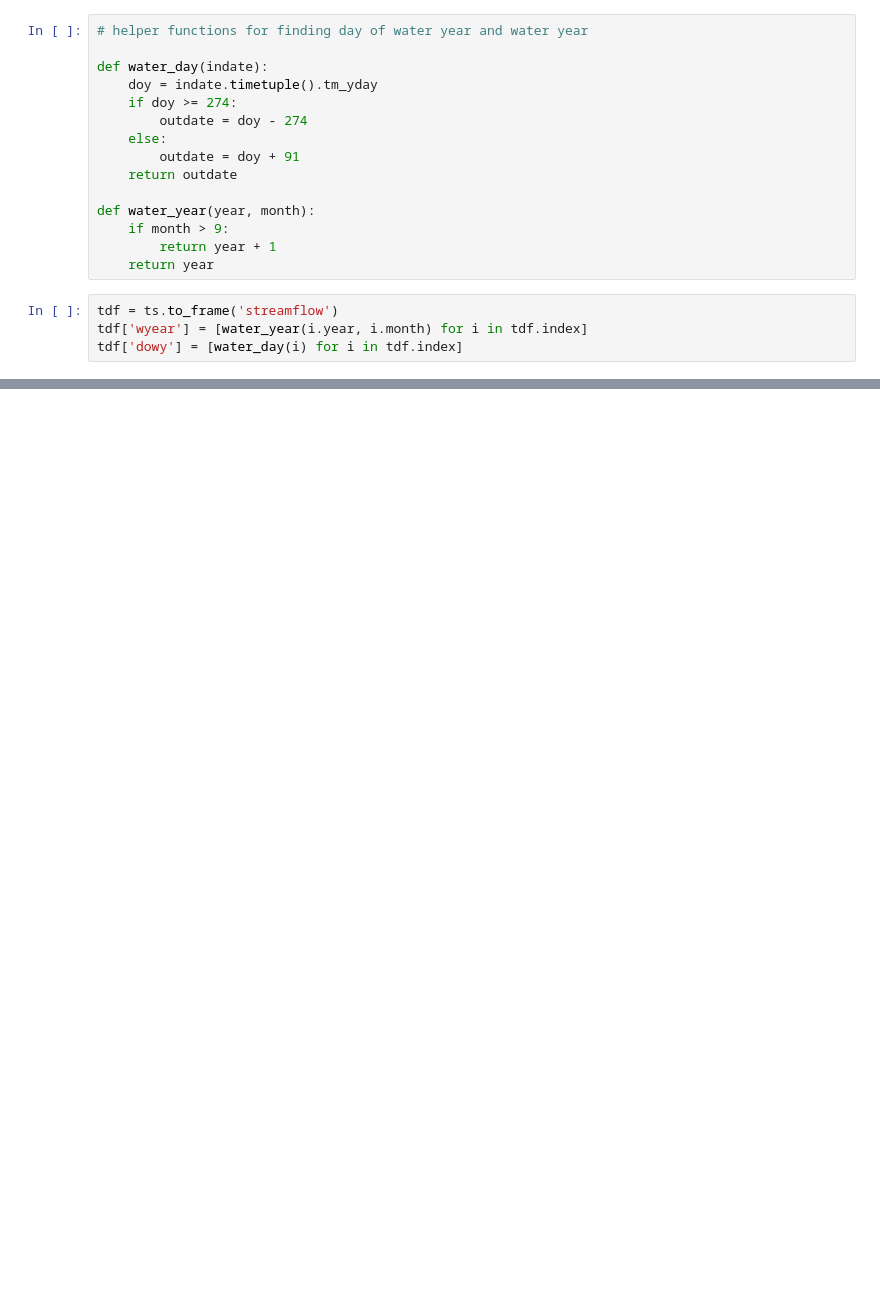
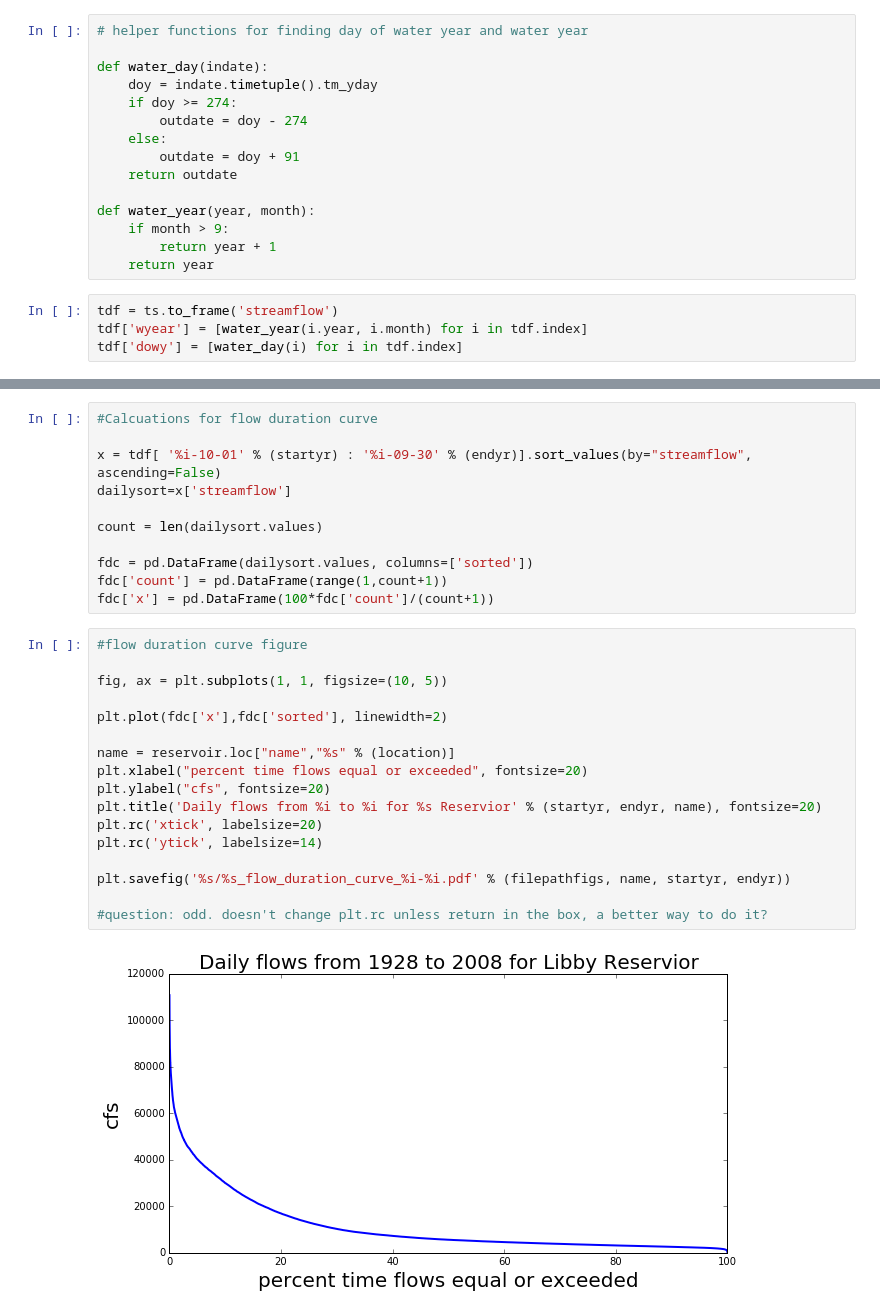
Before and after one commit to julievano/storyline_plots, a Jupyter notebook: notebooks/storylines_metrics_single_timeseries.ipynb, the cells around one changed output, grey strips where cells are left out. Cells and saved outputs as stored; diff of their text form; blank space fills up the shorter version.

```diff
--- a/notebooks/storylines_metrics_single_timeseries.ipynb
+++ b/notebooks/storylines_metrics_single_timeseries.ipynb
@@ -137,0 +108,30 @@ tmm[(tmm.index.month >= 4) & (tmm.index.month <= 8)].resample('AS', how='sum').p
+# %%
+#Calcuations for flow duration curve
+
+x = tdf[ '%i-10-01' % (startyr) : '%i-09-30' % (endyr)].sort_values(by="streamflow", ascending=False)
+dailysort=x['streamflow']
+
+count = len(dailysort.values)
+
+fdc = pd.DataFrame(dailysort.values, columns=['sorted'])
+fdc['count'] = pd.DataFrame(range(1,count+1))
+fdc['x'] = pd.DataFrame(100*fdc['count']/(count+1))
+# %%
+#flow duration curve figure
+
+fig, ax = plt.subplots(1, 1, figsize=(10, 5))
+
+plt.plot(fdc['x'],fdc['sorted'], linewidth=2)
+
+name = reservoir.loc["name","%s" % (location)]
+plt.xlabel("percent time flows equal or exceeded", fontsize=20)
+plt.ylabel("cfs", fontsize=20)
+plt.title('Daily flows from %i to %i for %s Reservior' % (startyr, endyr, name), fontsize=20)
+plt.rc('xtick', labelsize=20)
+plt.rc('ytick', labelsize=14)
+
+plt.savefig('%s/%s_flow_duration_curve_%i-%i.pdf' % (filepathfigs, name, startyr, endyr))
+
+#question: odd. doesn't change plt.rc unless return in the box, a better way to do it?
+# %% [output]
+[figure, added]
```
Also changed, not shown: parts of 10 cells of this notebook.
